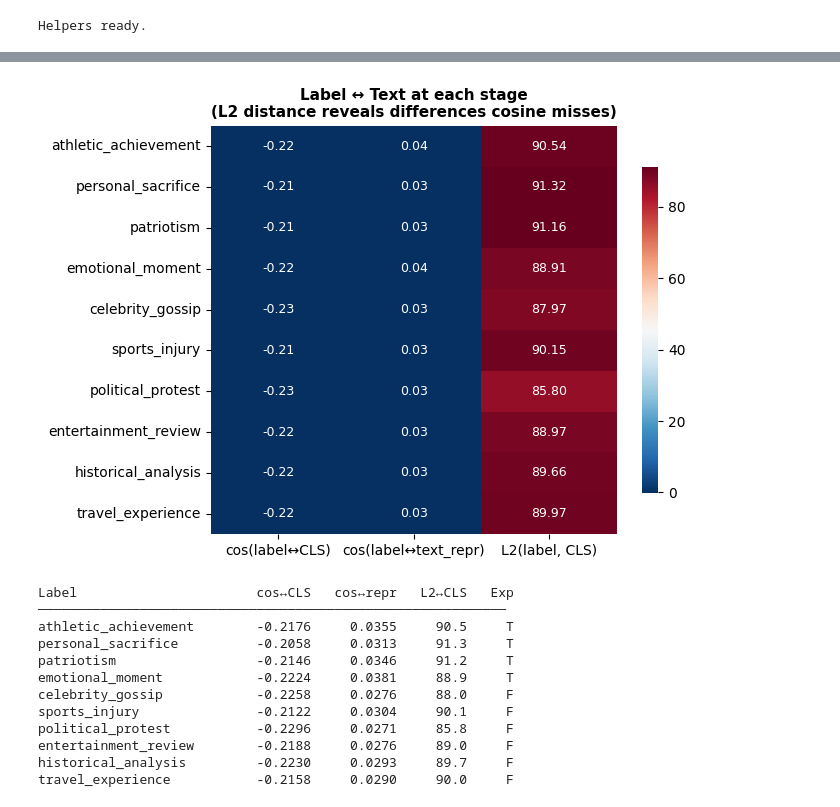
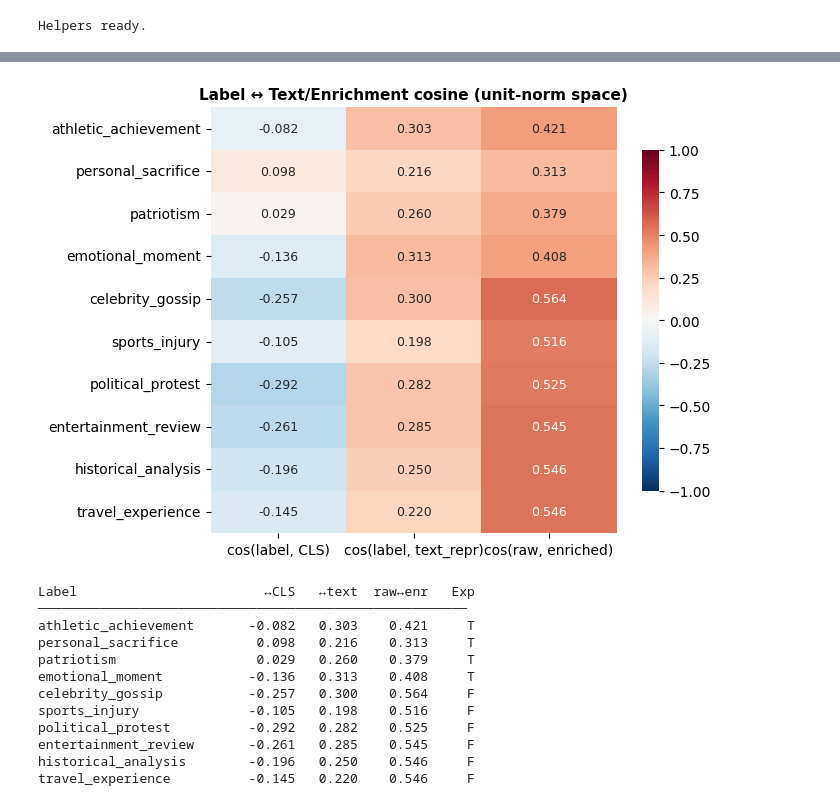
Before and after one commit to KameniAlexNea/zero-shot-classification, a Jupyter notebook: notebooks/ForwardPassVisualization.ipynb, the cells around one changed output, grey strips where cells are left out. Drawn from its saved outputs; the diff is of its cells as text; code cells hidden in the pictures.

```diff
--- a/notebooks/ForwardPassVisualization.ipynb
+++ b/notebooks/ForwardPassVisualization.ipynb
@@ -25,13 +25,20 @@ import seaborn as sns
 from gliznet import GliZNetForSequenceClassification, GliZNETTokenizer
 
 # Select GPU with most free memory
+DEVICE = "cpu"
 if torch.cuda.is_available():
-    free_mem = [torch.cuda.mem_get_info(i)[0] for i in range(torch.cuda.device_count())]
-    DEVICE = f"cuda:{free_mem.index(max(free_mem))}"
-else:
-    DEVICE = "cpu"
+    best_gpu, best_mem = 0, 0
+    for i in range(torch.cuda.device_count()):
+        try:
+            free = torch.cuda.mem_get_info(i)[0]
+            if free > best_mem:
+                best_gpu, best_mem = i, free
+        except RuntimeError:
+            continue
+    if best_mem > 0:
+        DEVICE = f"cuda:{best_gpu}"
 
-MODEL_PATH = "../results/deberta-v3-base_20260520_061319/checkpoint-32000"
+MODEL_PATH = "../results/deberta-v3-base_20260521_054708/checkpoint-36000"
 
 model = GliZNetForSequenceClassification.from_pretrained(
     MODEL_PATH,
@@ -42,6 +49,6 @@ print(f"Device: {DEVICE}")
 print(f"Model loaded from: {MODEL_PATH}")
 print(f"Hidden size: {model.aggregator.hidden_size}")
 print(f"Scoring: {model.aggregator.scoring.__class__.__name__}")
-print(f"Label context fusion: {model.aggregator.context is not None}")
+print(f"Label context: {model.aggregator.label_context is not None}")
 # %% [output]
 Device: cuda:0
@@ -205,53 +218,53 @@ Helpers ready.
 # %%
 cls = stages["cls_emb"].unsqueeze(0)  # (1, D)
 
-# Raw: each label vs CLS
-sim_raw = cos_sim(stages["raw_label_embs"], cls).flatten()  # (K,)
+# Each label vs CLS
+sim_label_cls = cos_sim(stages["agg_label_embs"], cls).flatten()
 
-# After context fusion: each label vs its text_repr
-sim_context = np.array([
+# Each label vs its text representation
+sim_label_text = np.array([
     cos_sim(stages["agg_label_embs"][i:i+1], stages["text_repr"][i:i+1]).item()
     for i in range(len(labels))
 ])
 
-# L2 distances: labels to CLS, and between text_repr vectors
-l2_to_cls = np.array([
-    torch.norm(stages["raw_label_embs"][i].float() - cls.float().squeeze()).item()
+# Raw vs enriched label (how much did enrichment change direction?)
+sim_raw_enriched = np.array([
+    cos_sim(stages["raw_label_embs"][i:i+1], stages["agg_label_embs"][i:i+1]).item()
     for i in range(len(labels))
 ])
 
-# Heatmap: (K, 3) matrix
-sim_matrix = np.column_stack([sim_raw, sim_context, l2_to_cls])
-stage_cols = ["cos(label↔CLS)", "cos(label↔text_repr)", "L2(label, CLS)"]
+# Heatmap
+sim_matrix = np.column_stack([sim_label_cls, sim_label_text, sim_raw_enriched])
+stage_cols = ["cos(label, CLS)", "cos(label, text_repr)", "cos(raw, enriched)"]
 
 fig, ax = plt.subplots(figsize=(7, 5))
 sns.heatmap(
-    sim_matrix, ax=ax, cmap="RdBu_r",
+    sim_matrix, ax=ax, vmin=-1, vmax=1, cmap="RdBu_r",
     xticklabels=stage_cols, yticklabels=labels,
-    annot=True, fmt=".2f", annot_kws={"size": 9},
+    annot=True, fmt=".3f", annot_kws={"size": 9},
     cbar_kws={"shrink": 0.8},
 )
-ax.set_title("Label ↔ Text at each stage\n(L2 distance reveals differences cosine misses)", fontsize=11, fontweight="bold")
+ax.set_title("Label ↔ Text/Enrichment cosine (unit-norm space)", fontsize=11, fontweight="bold")
 plt.tight_layout()
 plt.show()
 
 # Table
-print(f"\n{'Label':<25} {'cos↔CLS':>9} {'cos↔repr':>10} {'L2↔CLS':>8} {'Exp':>5}")
-print("─" * 60)
+print(f"\n{'Label':<25} {'↔CLS':>7} {'↔text':>7} {'raw↔enr':>8} {'Exp':>5}")
+print("─" * 55)
 for i, (lbl, exp) in enumerate(zip(labels, expected)):
-    print(f"{lbl:<25} {sim_raw[i]:>9.4f} {sim_context[i]:>10.4f} {l2_to_cls[i]:>8.1f} {'T' if exp else 'F':>5}")
+    print(f"{lbl:<25} {sim_label_cls[i]:>7.3f} {sim_label_text[i]:>7.3f} {sim_raw_enriched[i]:>8.3f} {'T' if exp else 'F':>5}")
 # %% [output]
-[figure, old version]
+[figure, new version]
-Label                       cos↔CLS   cos↔repr   L2↔CLS   Exp
-────────────────────────────────────────────────────────────
-athletic_achievement        -0.2176     0.0355     90.5     T
-personal_sacrifice          -0.2058     0.0313     91.3     T
-patriotism                  -0.2146     0.0346     91.2     T
-emotional_moment            -0.2224     0.0381     88.9     T
-celebrity_gossip            -0.2258     0.0276     88.0     F
-sports_injury               -0.2122     0.0304     90.1     F
-political_protest           -0.2296     0.0271     85.8     F
-entertainment_review        -0.2188     0.0276     89.0     F
-historical_analysis         -0.2230     0.0293     89.7     F
-travel_experience           -0.2158     0.0290     90.0     F
+Label                        ↔CLS   ↔text  raw↔enr   Exp
+───────────────────────────────────────────────────────
+athletic_achievement       -0.082   0.303    0.421     T
+personal_sacrifice          0.098   0.216    0.313     T
+patriotism                  0.029   0.260    0.379     T
+emotional_moment           -0.136   0.313    0.408     T
+celebrity_gossip           -0.257   0.300    0.564     F
+sports_injury              -0.105   0.198    0.516     F
+political_protest          -0.292   0.282    0.525     F
+entertainment_review       -0.261   0.285    0.545     F
+historical_analysis        -0.196   0.250    0.546     F
+travel_experience          -0.145   0.220    0.546     F
 # %% [markdown]
```
Also changed, not shown: parts of 13 cells of this notebook, 6 other files.
